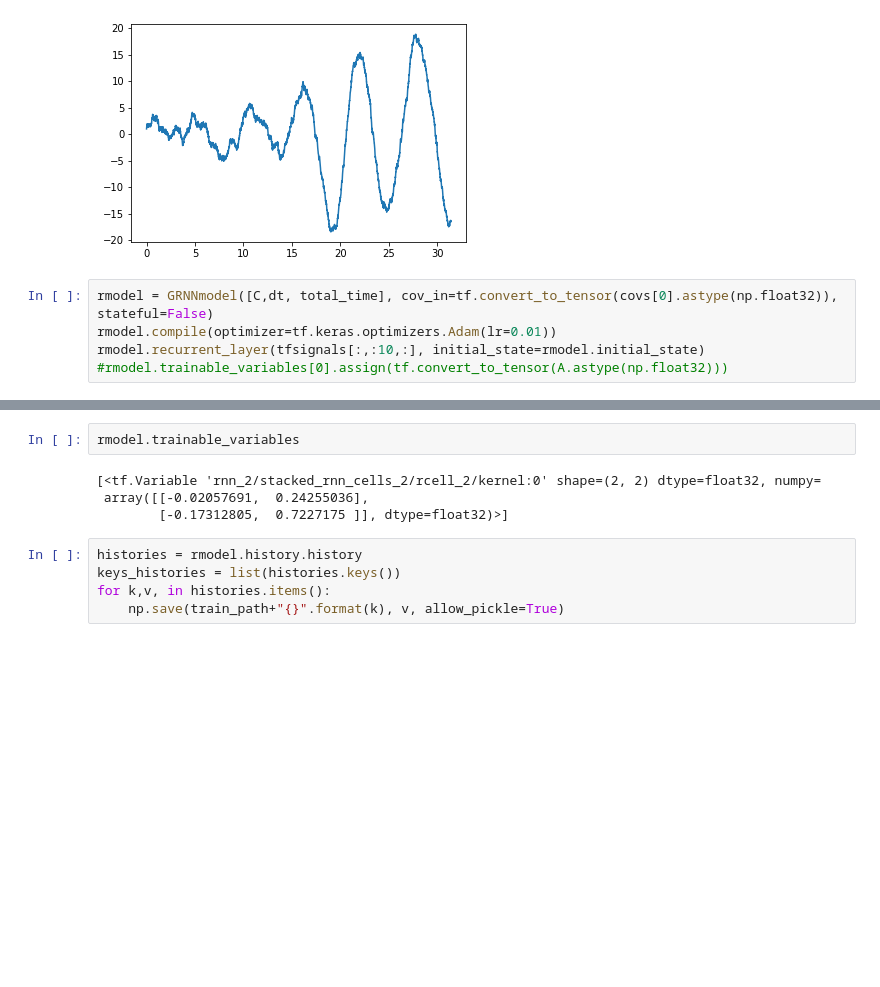
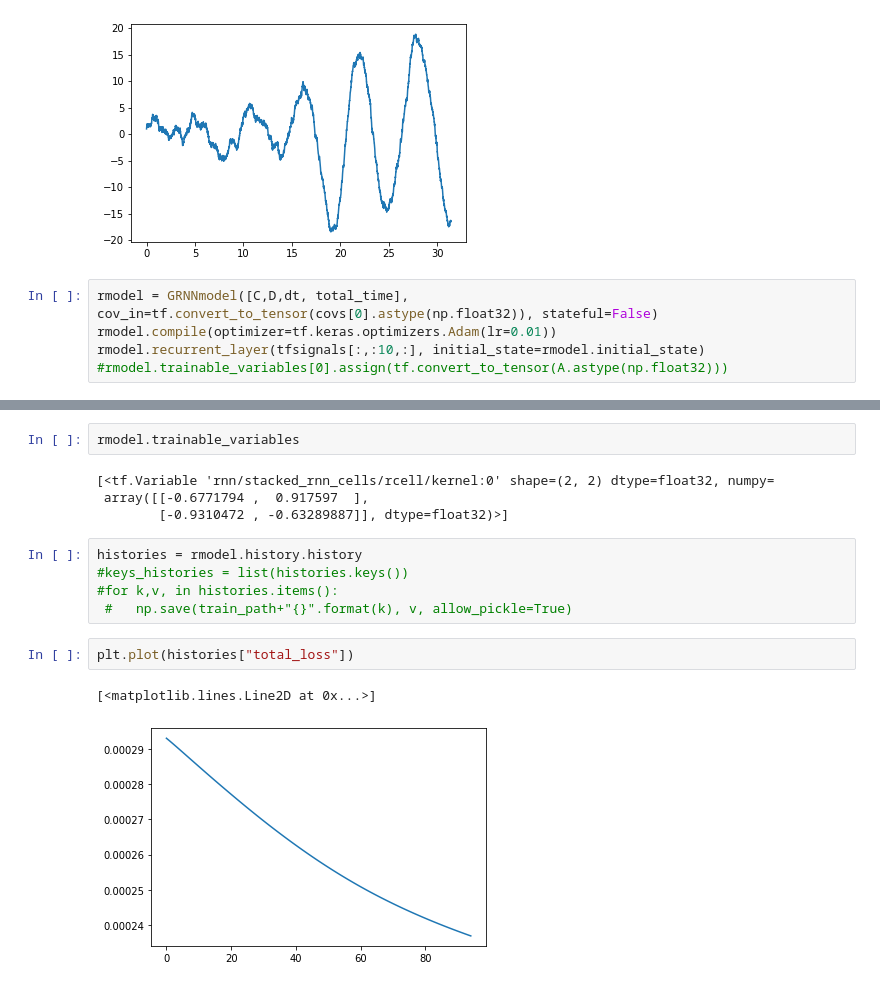
Before and after one commit to matibilkis/continuous, a Jupyter notebook: training_gaussian_net.ipynb, the cells around one changed output, grey strips where cells are left out. Saved outputs shown, nothing was run; the diff lists cells and outputs as text; blank space fills up the shorter version.

```diff
--- a/training_gaussian_net.ipynb
+++ b/training_gaussian_net.ipynb
@@ -28,7 +31,7 @@ plt.plot(times, means[:,0])
 [<matplotlib.lines.Line2D at 0x...>]
 [figure]
 # %%
-rmodel = GRNNmodel([C,dt, total_time], cov_in=tf.convert_to_tensor(covs[0].astype(np.float32)), stateful=False)
+rmodel = GRNNmodel([C,D,dt, total_time], cov_in=tf.convert_to_tensor(covs[0].astype(np.float32)), stateful=False)
 rmodel.compile(optimizer=tf.keras.optimizers.Adam(lr=0.01))
 rmodel.recurrent_layer(tfsignals[:,:10,:], initial_state=rmodel.initial_state)
 #rmodel.trainable_variables[0].assign(tf.convert_to_tensor(A.astype(np.float32)))
@@ -73,11 +76,16 @@ KeyboardInterrupt:
 # %%
 rmodel.trainable_variables
 # %% [output]
-[<tf.Variable 'rnn_2/stacked_rnn_cells_2/rcell_2/kernel:0' shape=(2, 2) dtype=float32, numpy=
- array([[-0.02057691,  0.24255036],
-        [-0.17312805,  0.7227175 ]], dtype=float32)>]
+[<tf.Variable 'rnn/stacked_rnn_cells/rcell/kernel:0' shape=(2, 2) dtype=float32, numpy=
+ array([[-0.6771794 ,  0.917597  ],
+        [-0.9310472 , -0.63289887]], dtype=float32)>]
 # %%
 histories = rmodel.history.history
-keys_histories = list(histories.keys())
-for k,v, in histories.items():
-    np.save(train_path+"{}".format(k), v, allow_pickle=True)
+#keys_histories = list(histories.keys())
+#for k,v, in histories.items():
+ #   np.save(train_path+"{}".format(k), v, allow_pickle=True)
+# %%
+plt.plot(histories["total_loss"])
+# %% [output]
+[<matplotlib.lines.Line2D at 0x...>]
+[figure, added]
```
Also changed, not shown: parts of 3 cells of this notebook, 3 other files.
